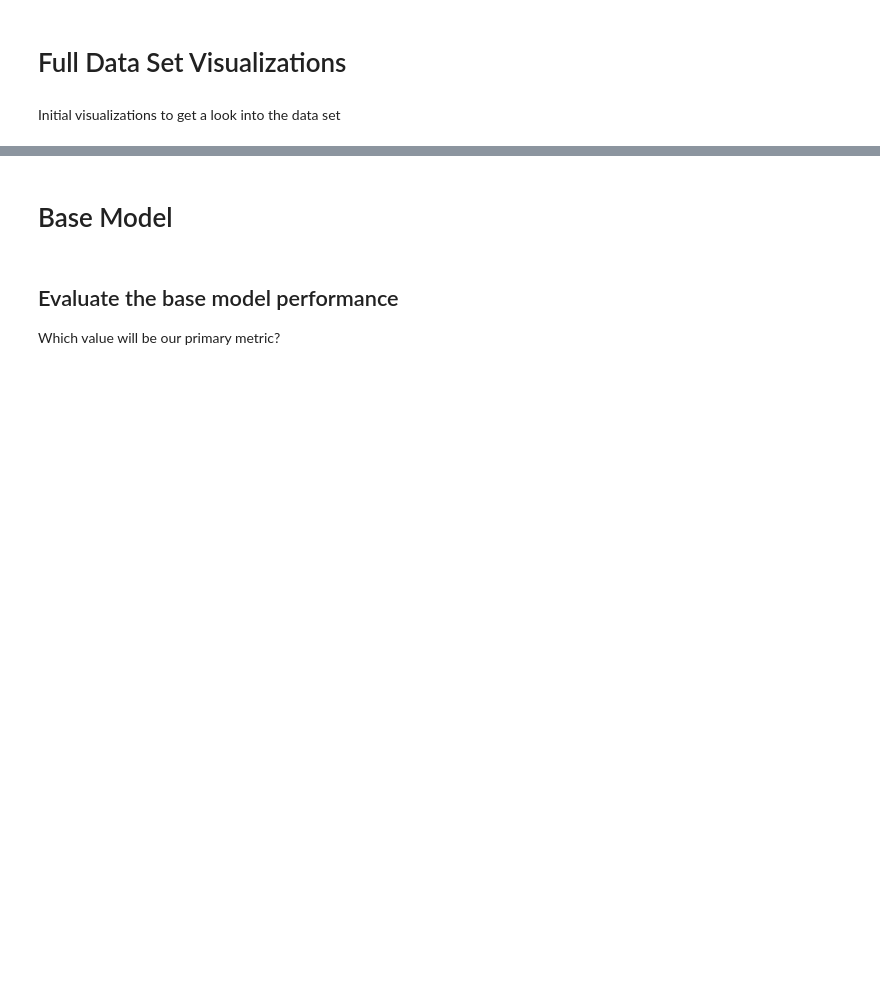
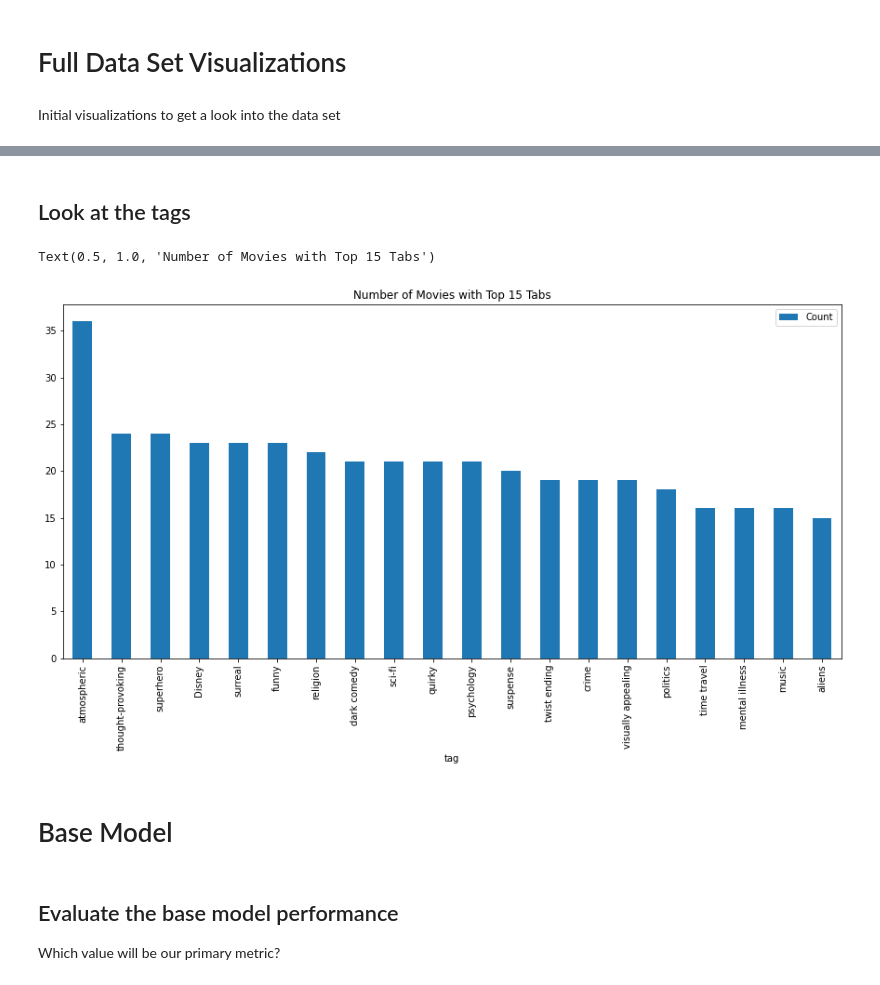
Before and after one commit to abigailjcampbell/doc-phase-4-project, a Jupyter notebook: data_analysis.ipynb, the cells around one changed output, grey strips where cells are left out. Saved outputs shown, nothing was run; the diff lists cells and outputs as text; code cells hidden in the pictures; blank space fills up the shorter version.

```diff
--- a/data_analysis.ipynb
+++ b/data_analysis.ipynb
@@ -46,0 +87,3 @@ import matplotlib.pyplot as plt
+# %%
+tags = tags_df.drop(columns=['timestamp'], axis=1)
+tags.head()
@@ -58,3 +417,14 @@ Prepare the data to be compatible with classification
+# %% [markdown]
+## Look at the tags
+# %%
+tags_group = just_tags.groupby('tag').count().sort_values(by='movieId', ascending=False)[1:21]
+# tags_group = tags_group.drop(columns=['userId'], axis=1)
+tags_group = tags_group.rename(columns={'movieId': 'Count'})
+tags_group.plot.bar(figsize=(15,7))
+plt.title('Number of Movies with Top 15 Tabs')
+# %% [output]
+Text(0.5, 1.0, 'Number of Movies with Top 15 Tabs')
+[figure, added]
 # %% [markdown]
 # Base Model
 # %% [markdown]
```
Also changed, not shown: parts of 70 cells of this notebook.
